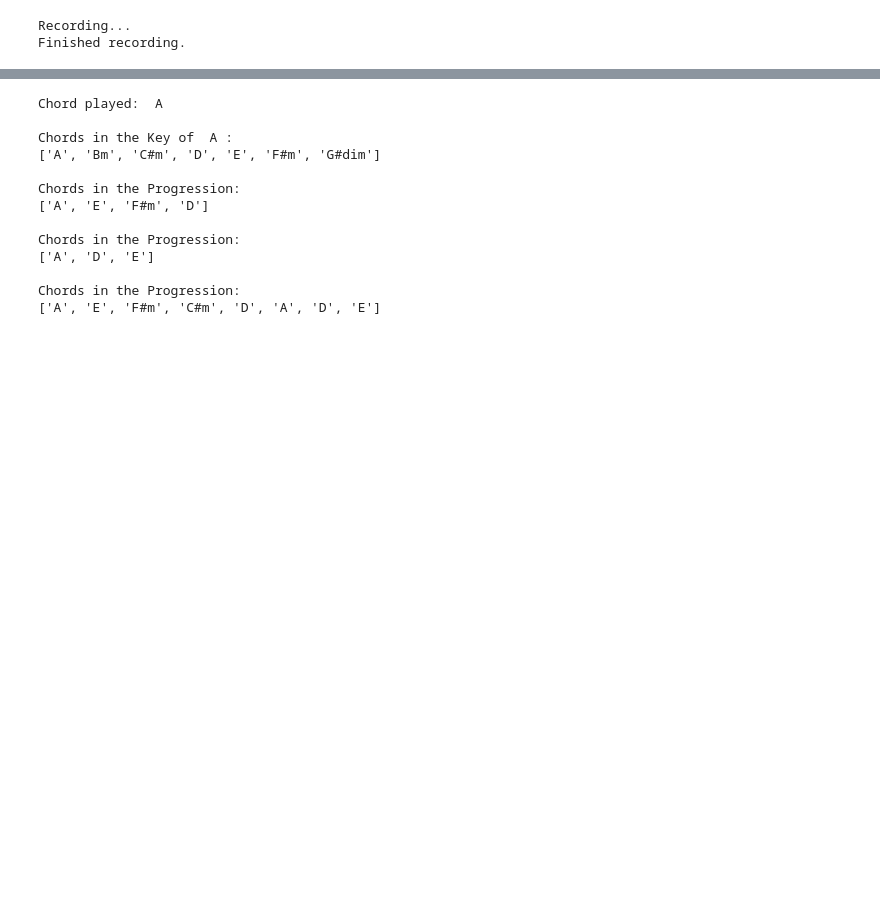
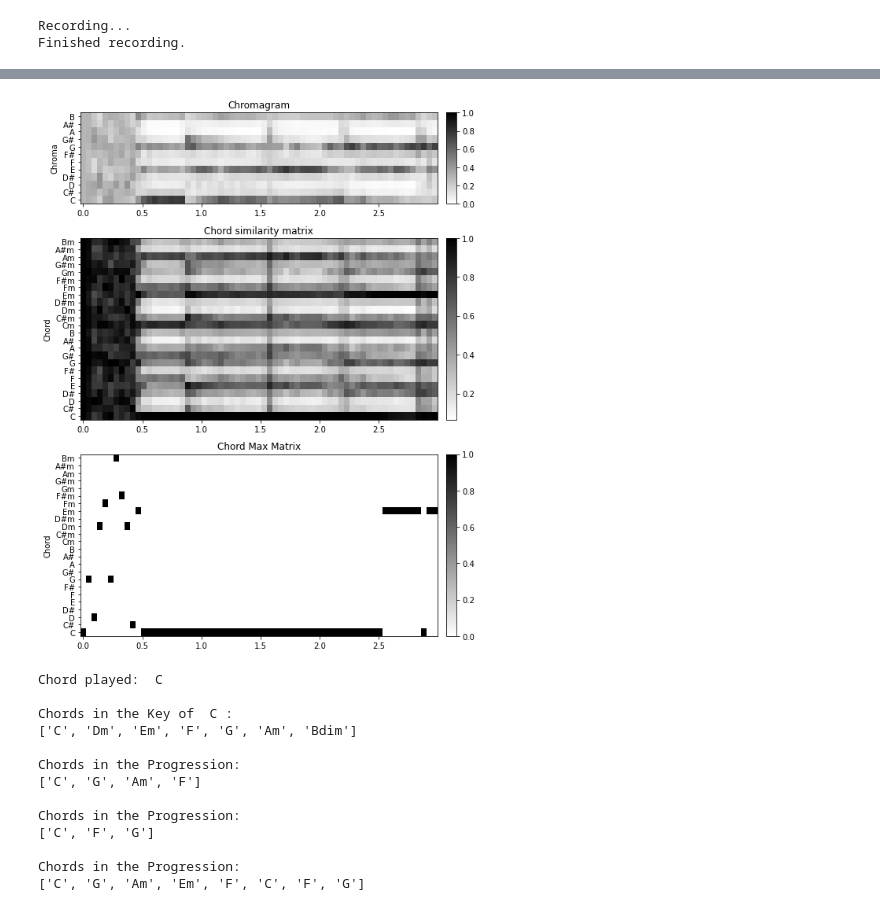
Before and after one commit to zachserviss/CSC475_Chord_Generator, a Jupyter notebook: sound_input.ipynb, the cells around one changed output, grey strips where cells are left out. Cells and saved outputs as stored; diff of their text form; code cells hidden in the pictures; blank space fills up the shorter version.

```diff
--- a/sound_input.ipynb
+++ b/sound_input.ipynb
@@ -106,9 +106,8 @@ import os
 import numpy as np
 from matplotlib import pyplot as plt
 import librosa
+import librosa.display
 
-import sys
-sys.path.append('..')
 import libfmp.b
 import libfmp.c3
 import libfmp.c4
@@ -116,7 +115,7 @@ import libfmp.c4
 
 %matplotlib inline
 
-def compute_chromagram_from_filename(fn_wav, Fs=22050, N=4096, H=2048, gamma=None, version='STFT', norm='2'):
+def compute_chromagram_from_filename(fn_wav, Fs=44100, N=4096, H=2048, gamma=None, version='STFT', norm='2'):
     """Compute chromagram for WAV file specified by filename
 
     Notebook: C5/C5S2_ChordRec_Templates.ipynb
@@ -163,26 +162,6 @@ def compute_chromagram_from_filename(fn_wav, Fs=22050, N=4096, H=2048, gamma=Non
     Fs_X = Fs / H
     return X, Fs_X, x, Fs, x_dur
 
-def plot_chromagram_annotation(ax, X, Fs_X, ann, color_ann, x_dur, cmap='gray_r', title=''):
-    """Plot chromagram and annotation
-
-    Notebook: C5/C5S2_ChordRec_Templates.ipynb
-
-    Args:
-        ax: Axes handle
-        X: Feature representation
-        Fs_X: Feature rate
-        ann: Annotations
-        color_ann: Color for annotations
-        x_dur: Duration of feature representation
-        cmap: Color map for imshow (Default value = 'gray_r')
-        title: Title for figure (Default value = '')
-    """
-    libfmp.b.plot_chromagram(X, Fs=Fs_X, ax=ax,
-                             chroma_yticks=[0, 4, 7, 11], clim=[0, 1], cmap=cmap,
-                             title=title, ylabel='Chroma', colorbar=True)
-    libfmp.b.plot_segments_overlay(ann, ax=ax[0], time_max=x_dur,
-                                   print_labels=False, colors=color_ann, alpha=0.1)
 def get_chord_labels(ext_minor='m', nonchord=False):
     """Generate chord labels for major and minor triads (and possibly nonchord label)
 
@@ -259,16 +238,36 @@ fn_wav = "recorded.wav"
 N = 4096
 H = 2048
 X_STFT, Fs_X, x, Fs, x_dur = compute_chromagram_from_filename(fn_wav, N=N, H=H, gamma=0.1, version='STFT')
-X_IIR, Fs_X, x, Fs, x_dur = compute_chromagram_from_filename(fn_wav, N=N, H=H, gamma=100, version='IIR')
-X_CQT, Fs_X, x, Fs, x_dur = compute_chromagram_from_filename(fn_wav, N=N, H=H, version='CQT')
-
 
 X = X_STFT
 chord_sim, chord_max = chord_recognition_template(X, norm_sim='max')
 chord_labels = get_chord_labels(nonchord=False)
-chord_templates = generate_chord_templates()
-X_chord = np.matmul(chord_templates, chord_max)
 
+# fig, ax = plt.subplots(2)
+
+
+# libfmp.b.plot_chromagram(X_STFT, Fs=Fs_X,ax=ax[0])
+
+# libfmp.b.plot_matrix(chord_max, Fs=Fs_X,ax=ax[1])
+# ax[1].set_yticklabels(chord_labels)
+
+fig, ax = plt.subplots(3, 2, gridspec_kw={'width_ratios': [1, 0.03],
+                                          'height_ratios': [1.5, 3, 3]}, figsize=(8, 10))
+
+libfmp.b.plot_chromagram(X, ax=[ax[0,0], ax[0,1]], Fs=Fs_X, clim=[0, 1], xlabel='',
+                         title='Chromagram')
+libfmp.b.plot_matrix(chord_sim, ax=[ax[1, 0], ax[1, 1]], Fs=Fs_X,
+                     title='Chord similarity matrix',
+                     ylabel='Chord', xlabel='')
+ax[1, 0].set_yticks(np.arange( len(chord_labels) ))
+ax[1, 0].set_yticklabels(chord_labels)
+
+libfmp.b.plot_matrix(chord_max, ax=[ax[2, 0], ax[2, 1]], Fs=Fs_X,
+                     title='Chord Max Matrix',
+                     ylabel='Chord', xlabel='')
+ax[2, 0].set_yticks(np.arange( len(chord_labels) ))
+ax[2, 0].set_yticklabels(chord_labels)
+fig.tight_layout()
 i=0
 max = 0
 for x in chord_max:
@@ -277,6 +276,5 @@ for x in chord_max:
         max = sum(x)
         max_chord = chord_labels[i]
     i+=1
-
 print(max_chord)
 # %% [output]
@@ -300,3 +298,4 @@ A
+[figure, added]
 # %%
 # A Chord is played and read in to the program
 
@@ -351,16 +350,16 @@ for i in cannon:
 print ("Chords in the Progression: ")
 print(cannon_Progression)
 # %% [output]
-Chord played:  A
+Chord played:  C
 
-Chords in the Key of  A :
-['A', 'Bm', 'C#m', 'D', 'E', 'F#m', 'G#dim']
+Chords in the Key of  C :
+['C', 'Dm', 'Em', 'F', 'G', 'Am', 'Bdim']
 
 Chords in the Progression:
-['A', 'E', 'F#m', 'D']
+['C', 'G', 'Am', 'F']
 
 Chords in the Progression:
-['A', 'D', 'E']
+['C', 'F', 'G']
 
 Chords in the Progression:
-['A', 'E', 'F#m', 'C#m', 'D', 'A', 'D', 'E']
+['C', 'G', 'Am', 'Em', 'F', 'C', 'F', 'G']
```
Also changed, not shown: parts of 2 cells of this notebook, 3 other files.
